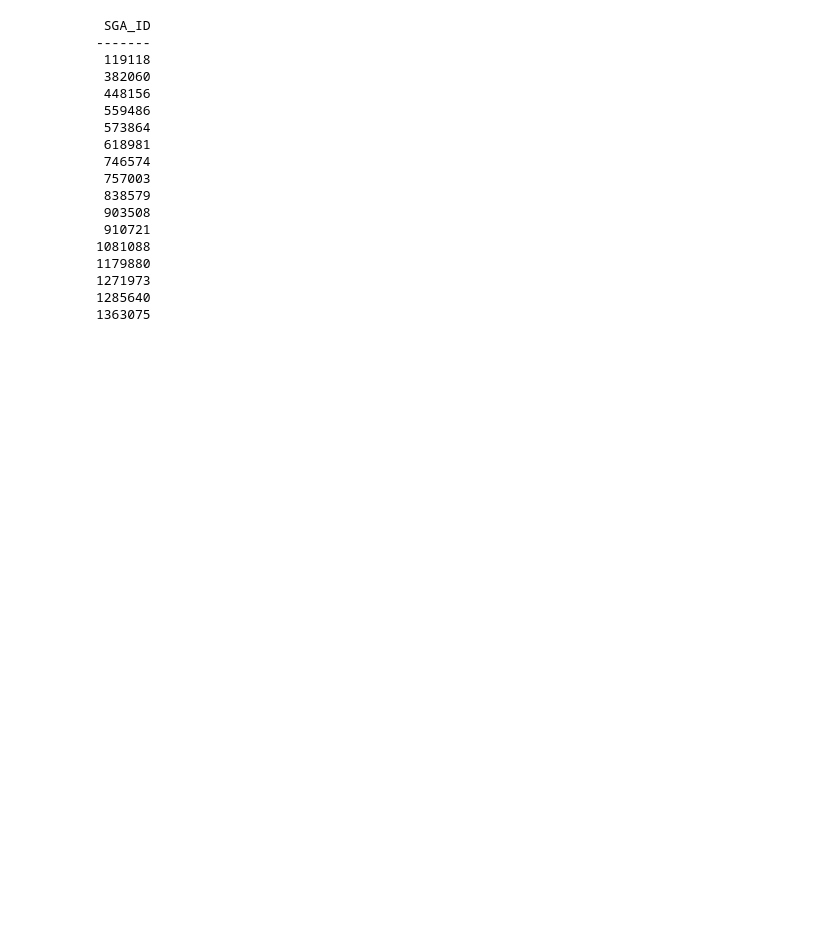
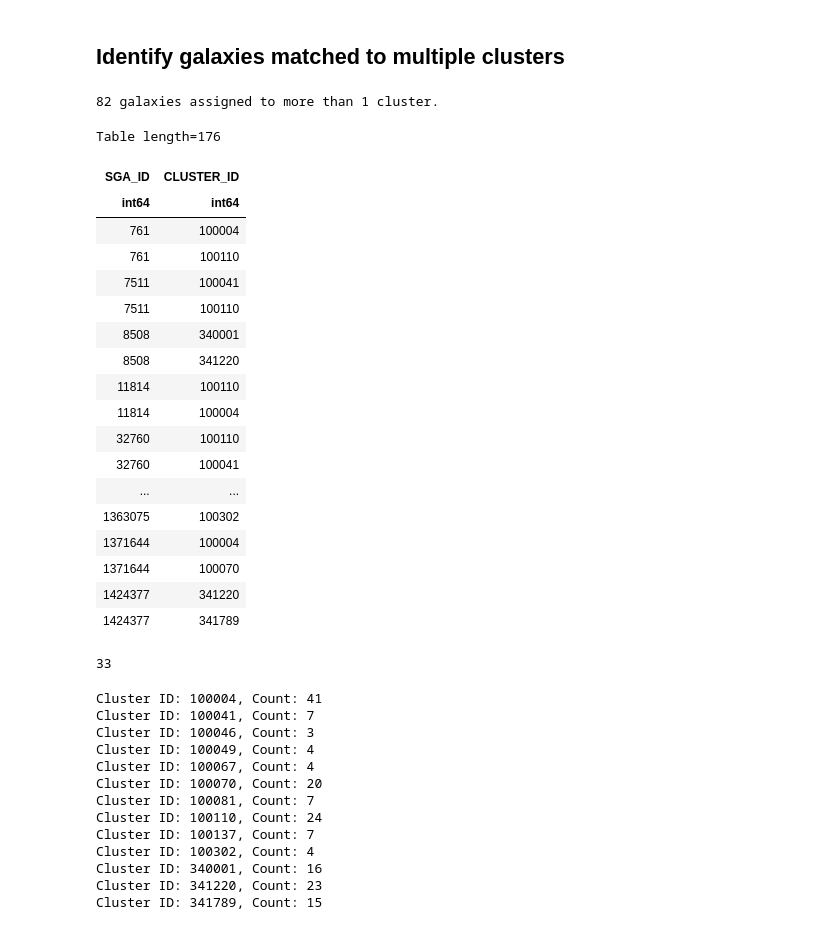
Before and after one commit to DESI-UR/DESI_SGA, a Jupyter notebook: TF/Y3/Problematic_galaxy_clustering.ipynb, the cells around one changed output. Cells and saved outputs as stored; diff of their text form; code cells hidden in the pictures; blank space fills up the shorter version.

```diff
--- a/TF/Y3/Problematic_galaxy_clustering.ipynb
+++ b/TF/Y3/Problematic_galaxy_clustering.ipynb
@@ -86,28 +141,59 @@ Table length=1351
+# %% [markdown]
+## Identify galaxies matched to multiple clusters
+# %%
+unique, counts = np.unique(SGA['SGA_ID'], return_counts=True)
+
+dups = unique[counts > 1]
+print(len(dups), 'galaxies assigned to more than 1 cluster.')
+duplicates = SGA[np.isin(SGA['SGA_ID'], dups)]
+duplicates.sort('SGA_ID')
+duplicates['SGA_ID', 'CLUSTER_ID']
+# %% [output]
+82 galaxies assigned to more than 1 cluster.
+Table length=176
+| SGA_ID | CLUSTER_ID |
+| int64 | int64 |
+| 761 | 100004 |
+| 761 | 100110 |
+| 7511 | 100041 |
+| 7511 | 100110 |
+| 8508 | 340001 |
+| 8508 | 341220 |
+| 11814 | 100110 |
+| 11814 | 100004 |
+| 32760 | 100110 |
+| 32760 | 100041 |
+| ... | ... |
+| 1363075 | 100302 |
+| 1371644 | 100004 |
+| 1371644 | 100070 |
+| 1424377 | 341220 |
+| 1424377 | 341789 |
+# %%
+tot_clusters, cts = np.unique(SGA['CLUSTER_ID'], return_counts=True)
+len(tot_clusters)
+# %% [output]
+33
 # %%
-### Return a list of which galaxies were put into more than 1 cluster
+### Return a list of how many galaxies in each cluster are overlaps
 
+unique, counts = np.unique(duplicates['CLUSTER_ID'], return_counts=True)
 
-unique, counts = np.unique(SGA['SGA_ID'], return_counts=True)
+cluster_probs = unique[counts > 1]
 
-dups = unique[counts > 1]
-
-print(dups)
+for cluster, count in zip(cluster_probs, counts[counts > 1]):
+    print(f"Cluster ID: {cluster}, Count: {count}")
 # %% [output]
- SGA_ID
--------
- 119118
- 382060
- 448156
- 559486
- 573864
- 618981
- 746574
- 757003
- 838579
- 903508
- 910721
-1081088
-1179880
-1271973
-1285640
-1363075
+Cluster ID: 100004, Count: 41
+Cluster ID: 100041, Count: 7
+Cluster ID: 100046, Count: 3
+Cluster ID: 100049, Count: 4
+Cluster ID: 100067, Count: 4
+Cluster ID: 100070, Count: 20
+Cluster ID: 100081, Count: 7
+Cluster ID: 100110, Count: 24
+Cluster ID: 100137, Count: 7
+Cluster ID: 100302, Count: 4
+Cluster ID: 340001, Count: 16
+Cluster ID: 341220, Count: 23
+Cluster ID: 341789, Count: 15
```
Also changed, not shown: parts of 37 cells of this notebook.
